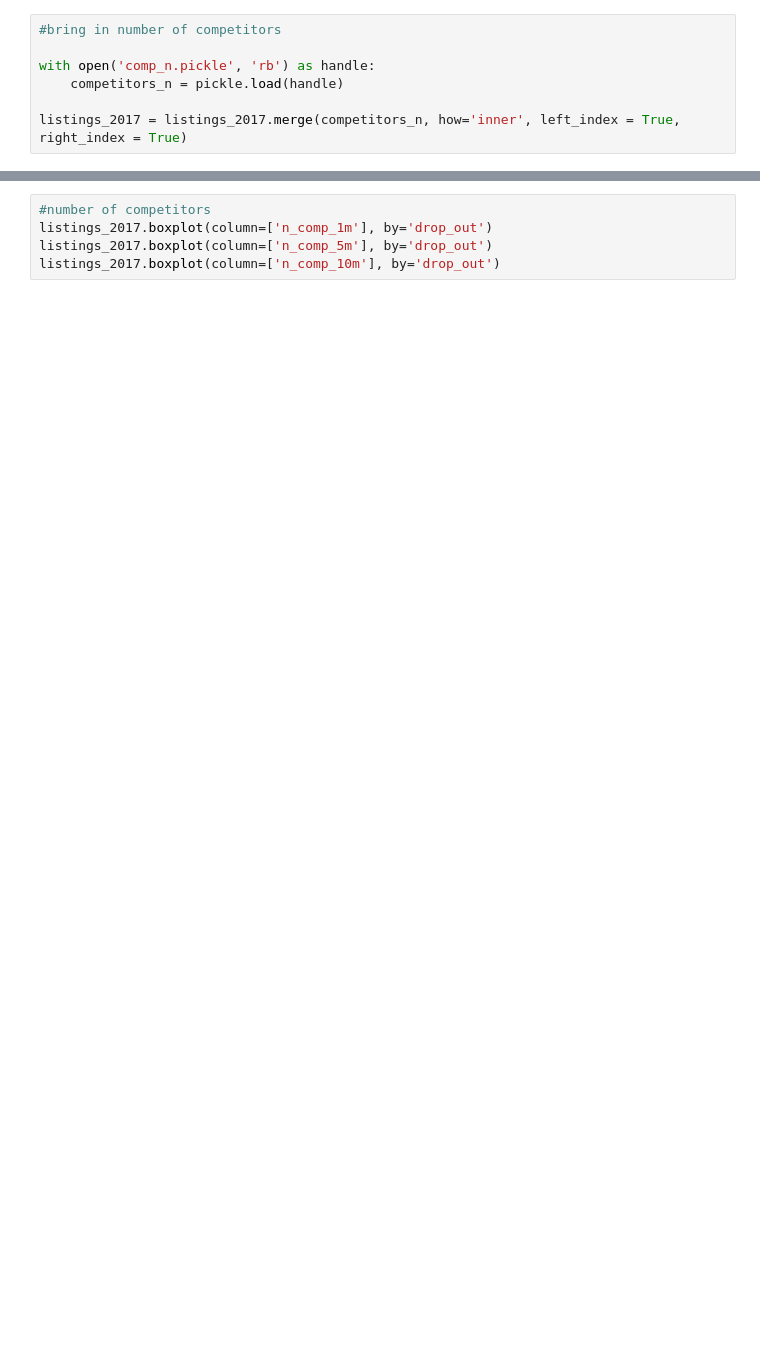
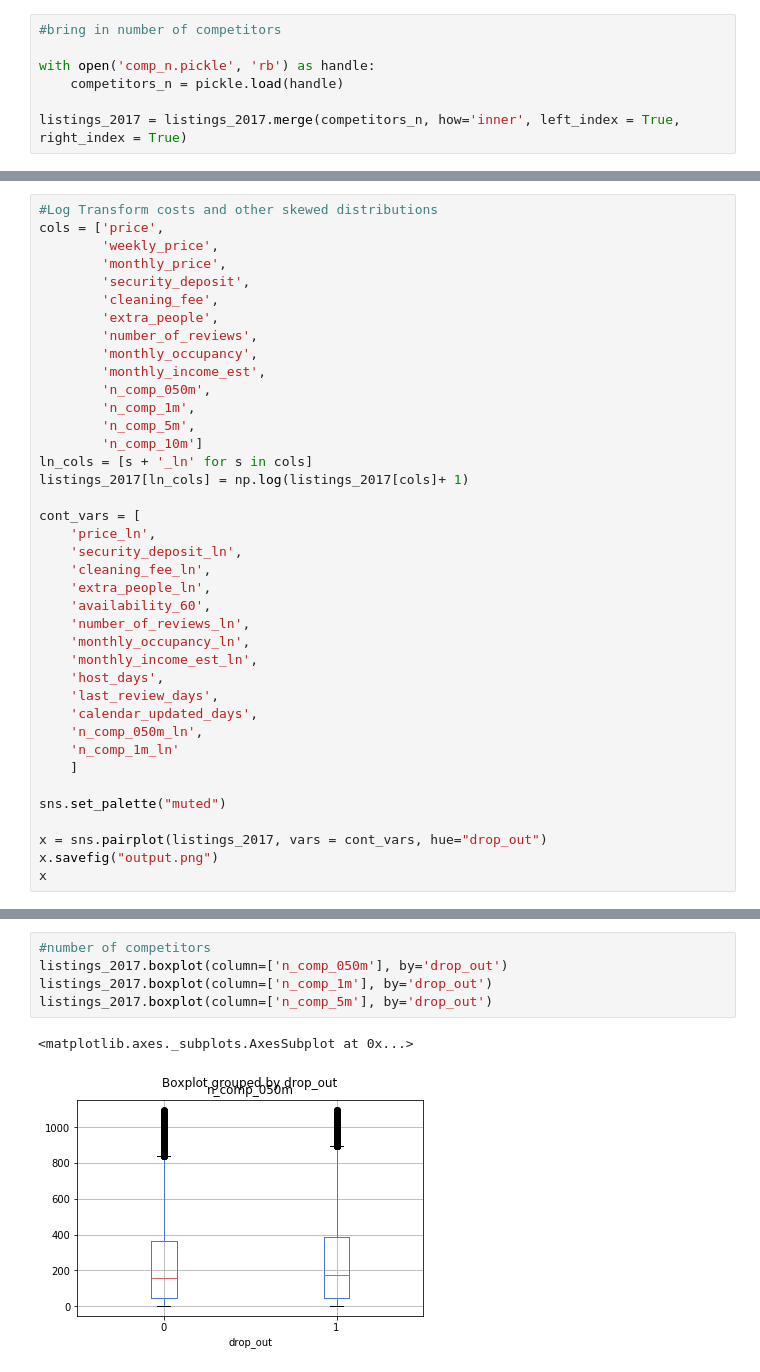
Before and after one commit to Darrkong/Airbnb_host_retention, a Jupyter notebook: Host_Retention.ipynb, the cells around one changed output, grey strips where cells are left out. Saved outputs shown, nothing was run; the diff lists cells and outputs as text; blank space fills up the shorter version.

```diff
--- a/Host_Retention.ipynb
+++ b/Host_Retention.ipynb
@@ -406,0 +480,39 @@ competitors_n
+# %%
+#Log Transform costs and other skewed distributions
+cols = ['price',
+        'weekly_price',
+        'monthly_price',
+        'security_deposit',
+        'cleaning_fee',
+        'extra_people',
+        'number_of_reviews',
+        'monthly_occupancy',
+        'monthly_income_est',
+        'n_comp_050m',
+        'n_comp_1m',
+        'n_comp_5m',
+        'n_comp_10m']
+ln_cols = [s + '_ln' for s in cols]
+listings_2017[ln_cols] = np.log(listings_2017[cols]+ 1)
+
+cont_vars = [
+    'price_ln',
+    'security_deposit_ln',
+    'cleaning_fee_ln',
+    'extra_people_ln',
+    'availability_60',
+    'number_of_reviews_ln',
+    'monthly_occupancy_ln',
+    'monthly_income_est_ln',
+    'host_days',
+    'last_review_days',
+    'calendar_updated_days',
+    'n_comp_050m_ln',
+    'n_comp_1m_ln'
+    ]
+
+sns.set_palette("muted")
+
+x = sns.pairplot(listings_2017, vars = cont_vars, hue="drop_out")
+x.savefig("output.png")
+x
@@ -430,5 +587,8 @@ listings_2017.boxplot(column=['number_of_reviews'], by='drop_out')
 # %%
 #number of competitors
+listings_2017.boxplot(column=['n_comp_050m'], by='drop_out')
 listings_2017.boxplot(column=['n_comp_1m'], by='drop_out')
 listings_2017.boxplot(column=['n_comp_5m'], by='drop_out')
-listings_2017.boxplot(column=['n_comp_10m'], by='drop_out')
+# %% [output]
+<matplotlib.axes._subplots.AxesSubplot at 0x...>
+[figure, added]
```
Also changed, not shown: parts of 30 cells of this notebook.
